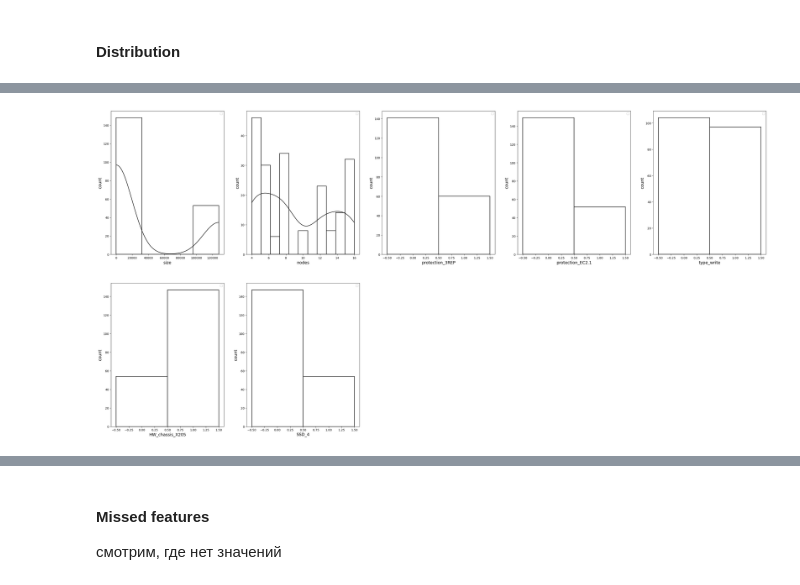
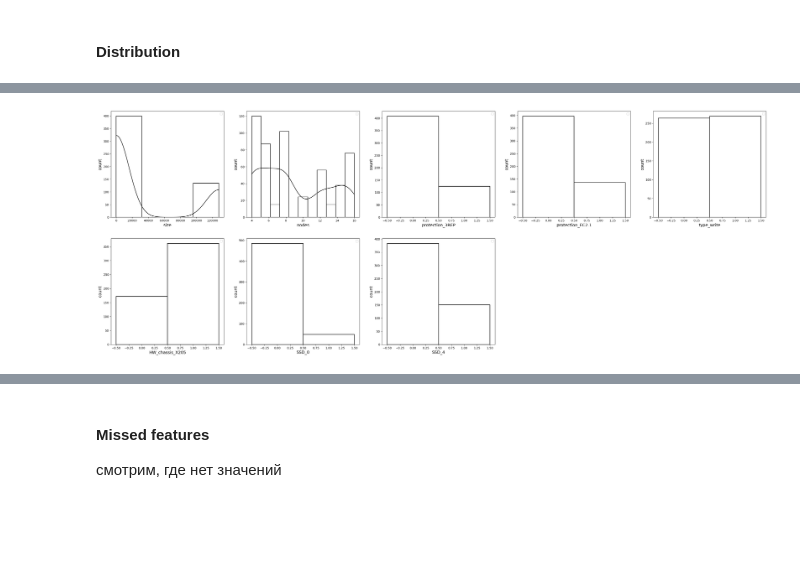
Before and after one commit to Sziringowski/SDS-modelling, a Jupyter notebook: Main.ipynb, the cells around one changed output, grey strips where cells are left out. Cells and saved outputs as stored; diff of their text form; code cells hidden in the pictures; blank space fills up the shorter version.

```diff
--- a/Main.ipynb
+++ b/Main.ipynb
@@ -142,6 +147,7 @@ for file_path in all_files:
         while i < len(data):
 
             if '###' in data[i]:
+                index = 0
                 counter += 1
                 Params = dict.fromkeys(list(doc.keys()))
                 for temp in list( Params.keys() ):
@@ -149,6 +155,7 @@ for file_path in all_files:
 
                 temp_data_0 = [k for k in data[i] if len(k) > 0]
 
+                #  записываем конфиг замера
                 Params['protection'] = file_protection
                 Params['SSD'] = file_SSD
                 Params['nodes'] = int(temp_data_0[1])
@@ -166,6 +173,10 @@ for file_path in all_files:
                 else:
                     Params['size'] = 'INCORRECT DATA'
 
+                # обрабатываем замеры с одинаковыми параметрами
+                second_keys = [key[1] for key in list(Data.keys())]
+                index = Counter(second_keys)[tuple(Params.values())] if tuple(Params.values()) in second_keys else 0
+
                 i += 1
 
                 Input = dict.fromkeys(['MB/s', 'avg', 'min', 'med', 'max', 'p(90)', 'p(95)','op/s','op/s_loss', 'SUM_MB/s','SUM_op/s'])
@@ -176,6 +187,7 @@ for file_path in all_files:
                 SUM_MB/s, SUM_op/s --- SUM of perfomance in MB/s, op/s
                 '''
 
+                # пишем в Input фичи замера
                 while i < len(data) - 1 and not('###' in data[i+1]):
 
                     if 'aws_obj_get_bytes' in str(data[i]) or 'aws_obj_put_bytes' in str(data[i]):
@@ -217,11 +229,16 @@ for file_path in all_files:
 
                 ###
 
-                Data[tuple(Params.values())] = Input
+                Data[
+                    (index, tuple(Params.values()))
+                     ] = Input
             i += 1
 
     print(counter, f'get number of sizes {file_path}')
     global_counter_get += counter
 
 print(f'summary get points = {global_counter_get}\n', f'summary correct points = {global_counter_correct}')
+print(f'length of Data (processed data) = {len(Data)}')
+
+max_index = max([key[0] for key in list(Data.keys())])
 # %% [output]
@@ -244,8 +266,8 @@ summary get points = 202
 # %%
 Data_list = []
 for key in list(Data.keys()):
-    Data_list.append(list(key) + list(Data[key].values()) )
-Header = list(Params.keys())
+    Data_list.append([list(key)[0]] + list(list(key)[1]) + list(Data[key].values()) )
+Header = ["index"] + list(Params.keys())
 for key in list(Data.keys()):
     Header += list(Data[key].keys())
     break
@@ -262,7 +284,7 @@ df.to_excel('output.xlsx', index=False, header=True)
 Переводит строковые категориальные признаки в унитарные.
 # %%
 def features_transformation(Data: dict, doc = doc) -> pd.DataFrame:  # CHECK CODE AFTER EVERY UPDATE!
-    X = np.array([list(key) + [Data[key]['SUM_op/s']] for key in list(Data.keys())])
+    X = np.array([list(list(key)[1]) + [Data[key]['SUM_op/s']] for key in list(Data.keys())])
     Y = all_options_w_ops # massive of all posible key values, target values = 0
     X = np.vstack((X, Y))
     header = list(doc.keys()); header.append('SUM_op/s')
@@ -273,7 +295,8 @@ def features_transformation(Data: dict, doc = doc) -> pd.DataFrame:  # CHECK COD
     X_OHE_DF = X_OHE_DF.replace({True: 1, False: 0}).infer_objects(copy=False)
     return (X_OHE_DF.drop(['protection_2REP', 'type_read', 'HW_chassis_VEGMAN', 'SSD_2'], axis=1, inplace=False)).head(len(Data))  # drop collinear columns - CAN CHANGES
 # %%
-print(features_transformation(Data))  # debug
+df = features_transformation(Data)
+print(df)  # debug
 # %% [output]
          size  nodes      SUM_op/s  protection_3REP  protection_EC2.1  \
 0         8.0     16   9680.554701                1                 0
@@ -360,22 +363,22 @@ print(features_transformation(Data))
 # %%
 plt.figure(figsize=(40,30))
-header_temp = list(features_transformation(Data).columns)
+header_temp = list(df.columns)
 header_temp.remove('SUM_op/s')
 n = len(header_temp)
 
 for i in range(n):
     plt.subplot(n // 2, n - n // 2 + 1,i + 1)
-    #X = list(features_transformation(Data)[header_temp[i]] if (header_temp[i] != 'size') else features_transformation(Data)[header_temp[i]].apply(lambda x: np.log(x)))
-    X = list(features_transformation(Data)[header_temp[i]])
-    Y = list(features_transformation(Data)['SUM_op/s'])
-    n_bins = len(list(features_transformation(Data)[header_temp[i]].unique()))
-    cont_switch = True if ((header_temp[i] in cont_params) and header_temp[i] != 'SSD_4') else False
+    #X = list(df[header_temp[i]] if (header_temp[i] != 'size') else df[header_temp[i]].apply(lambda x: np.log(x)))
+    X = list(df[header_temp[i]])
+    Y = list(df['SUM_op/s'])
+    n_bins = len(list(df[header_temp[i]].unique()))
+    cont_switch = True if (header_temp[i] in cont_params) else False
     his = sns.histplot(X, bins=n_bins, color='k', kde=cont_switch, fill=False, discrete=(not cont_switch))
     plt.title('', fontsize=15)
     plt.xlabel(header_temp[i], fontsize=14, color='k')
     plt.ylabel('count', fontsize=14, color='k')
     plt.legend()
 plt.show()
 sns.reset_orig()
 # %% [output]
-[figure, old version]
+[figure, new version]
```
Also changed, not shown: parts of 47 cells of this notebook, 14 other files.
